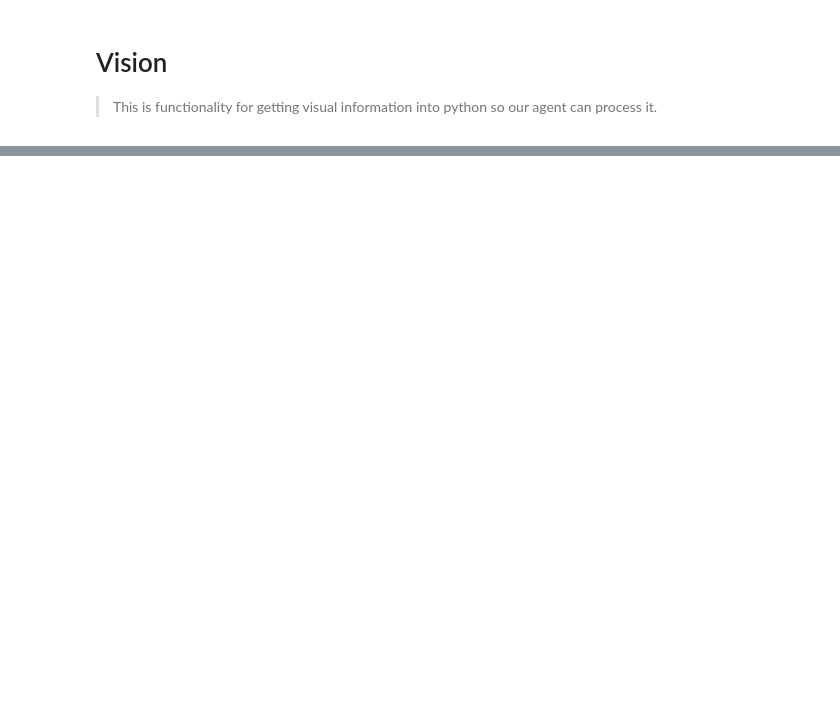
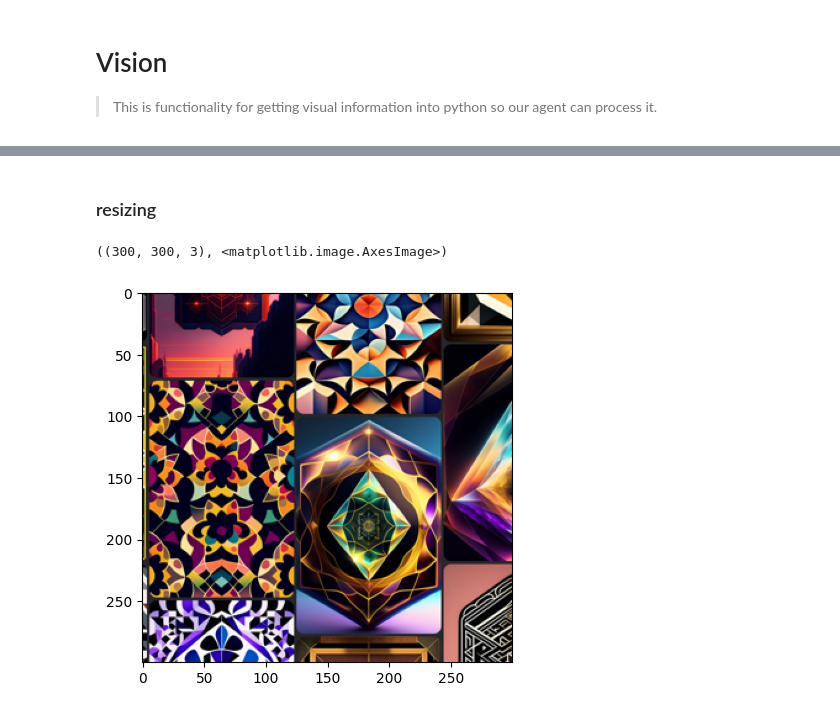
Before and after one commit to TannerLaBorde/algorithmic-gamer, a Jupyter notebook: nbs/01_vision.ipynb, the cells around one changed output, grey strips where cells are left out. Saved outputs shown, nothing was run; the diff lists cells and outputs as text; code cells hidden in the pictures; blank space fills up the shorter version.

```diff
--- a/nbs/01_vision.ipynb
+++ b/nbs/01_vision.ipynb
@@ -136,0 +232,2 @@ plt.imshow(img)
+# %% [markdown]
+### resizing
@@ -137,3 +281,11 @@ plt.imshow(img)
+# %%
+#|eval: false
+reg = Region(left=900, top=400, right=1600, bottom=1000)
+img = f_resize_image(win32_view(location=reg), 300, 300)
+img.shape, plt.imshow(img)
+# %% [output]
+((300, 300, 3), <matplotlib.image.AxesImage>)
+[figure, added]
 # %%
 #| hide
 import nbdev; nbdev.nbdev_export()
```
Also changed, not shown: parts of 19 cells of this notebook, 23 other files.
